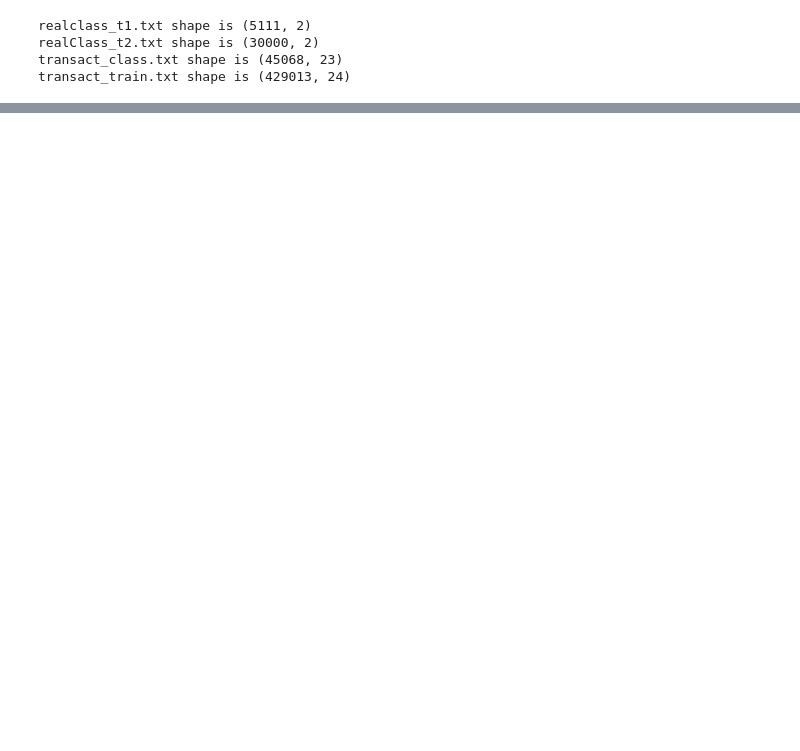
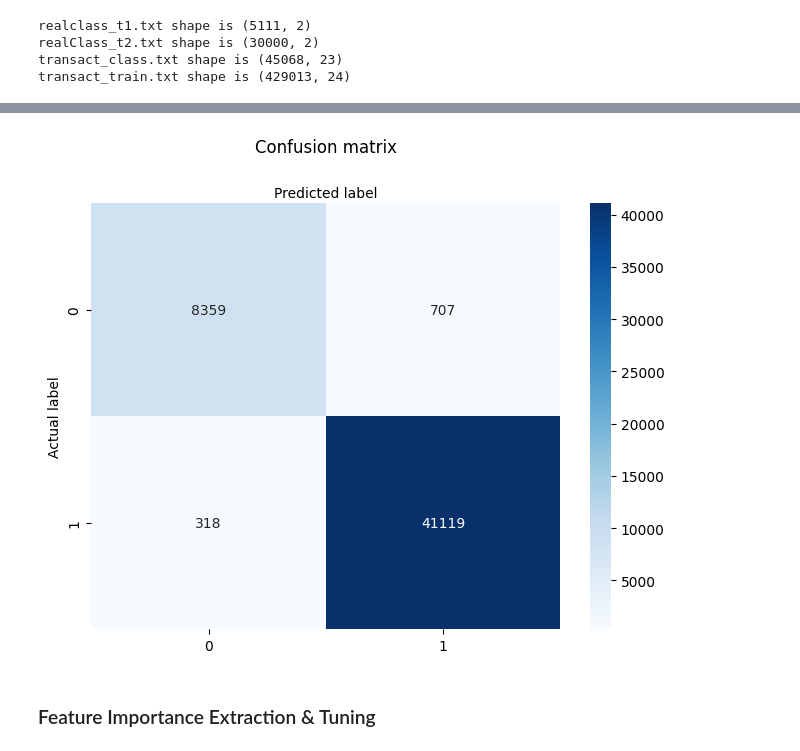
Before and after one commit to ShawnLiu119/Online-Order-Prediction-Pricing-Discrimination, a Jupyter notebook: online_order_prediction_pricing.ipynb, the cells around one changed output, grey strips where cells are left out. Drawn from its saved outputs; the diff is of its cells as text; code cells hidden in the pictures; blank space fills up the shorter version.

```diff
--- a/online_order_prediction_pricing.ipynb
+++ b/online_order_prediction_pricing.ipynb
@@ -116,0 +422,4 @@ transact_train.txt shape is (429013, 24)
+# %%
+# Handing the categorical data #####
+x_dum = pd.get_dummies(data = x_train, drop_first = True)
+x_dum.head()
@@ -116,0 +517,23 @@ transact_train.txt shape is (429013, 24)
+# %%
+#Stacked generalization consists in stacking the output of individual estimator and use a classifier to compute the final prediction.
+#Stacking allows to use the strength of each individual estimator by using their output as input of a final estimator.
+
+#top 3 based on F1 score are XGB, RF, LGBM
+# Using StackingClassifier to evaluate the model with CV = 10
+estimators_ = [
+    ('RF', RandomForestClassifier()),
+    ('XGB', XGBClassifier()),
+    ('LightGBM', LGBMClassifier())
+]
+
+##### Fit the model and find the performance #####
+
+StackingClassifier_ = StackingClassifier(estimators = estimators_, final_estimator = RandomForestClassifier(), cv = 10)
+StackingClassifier_.fit(X_train, y_train)
+
+predicted_ = StackingClassifier_.predict(X_test)
+
+print("accuracy score  = ".title(), accuracy_score(predicted_, y_test))
+print("Precision score = ".title(), precision_score(predicted_, y_test))
+print("recall score    = ".title(), recall_score(predicted_, y_test))
+print("f1_score        = ".title(), f1_score(predicted_, y_test))
@@ -116,0 +575,20 @@ transact_train.txt shape is (429013, 24)
+# %%
+from sklearn import metrics
+cnf_matrix = metrics.confusion_matrix(y_test, predicted_)
+class_names = [0, 1]
+fig, ax = plt.subplots()
+tick_marks = np.arange(len(class_names))
+plt.xticks(tick_marks, class_names)
+plt.yticks(tick_marks, class_names)
+# create heatmap
+sns.heatmap(pd.DataFrame(cnf_matrix), annot=True, cmap="Blues" ,fmt='g')
+ax.xaxis.set_label_position("top")
+plt.tight_layout()
+plt.title('Confusion matrix', y=1.1)
+plt.ylabel('Actual label')
+plt.xlabel('Predicted label')
+plt.show()
+# %% [output]
+[figure, added]
+# %% [markdown]
+### Feature Importance Extraction & Tuning
```
Also changed, not shown: parts of 55 cells of this notebook.
